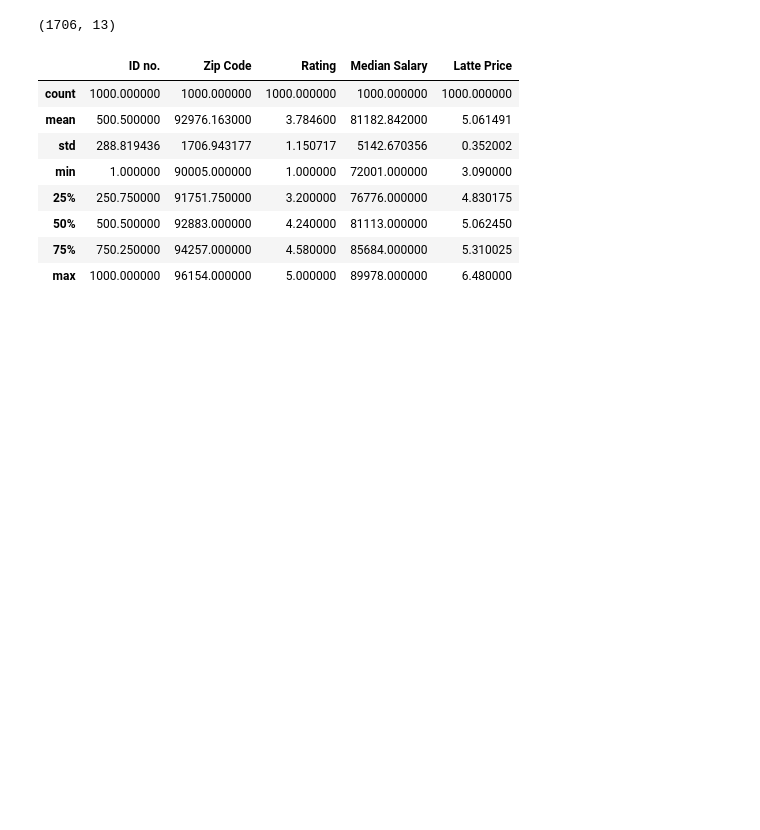
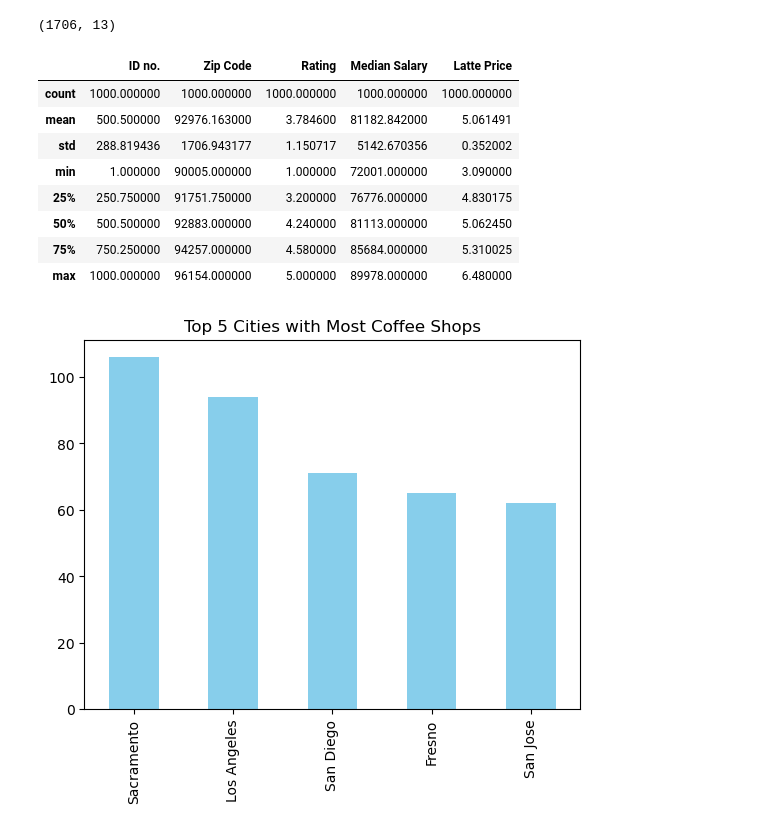
Before and after one commit to matovu-ronald/coffee_shop_predictions, a Jupyter notebook: coffee_shop_predictions.ipynb, the cells around one changed output. Drawn from its saved outputs; the diff is of its cells as text; code cells hidden in the pictures; blank space fills up the shorter version.

Commit message:
Check the top 5 cities with most coffee shops and top 10 most famous business.

```diff
--- a/coffee_shop_predictions.ipynb
+++ b/coffee_shop_predictions.ipynb
@@ -87,3 +87,9 @@ coffe_shop_df.describe()
 | 50% | 500.500000 | 92883.000000 | 4.240000 | 81113.000000 | 5.062450 |
 | 75% | 750.250000 | 94257.000000 | 4.580000 | 85684.000000 | 5.310025 |
 | max | 1000.000000 | 96154.000000 | 5.000000 | 89978.000000 | 6.480000 |
+# %%
+ax = coffe_shop_df["City"].value_counts().head(5).plot(kind="bar", color="skyblue")
+ax.set_title("Top 5 Cities with Most Coffee Shops")
+plt.show()
+# %% [output]
+[figure, added]
```
Also changed, not shown: parts of 1 cell of this notebook.
